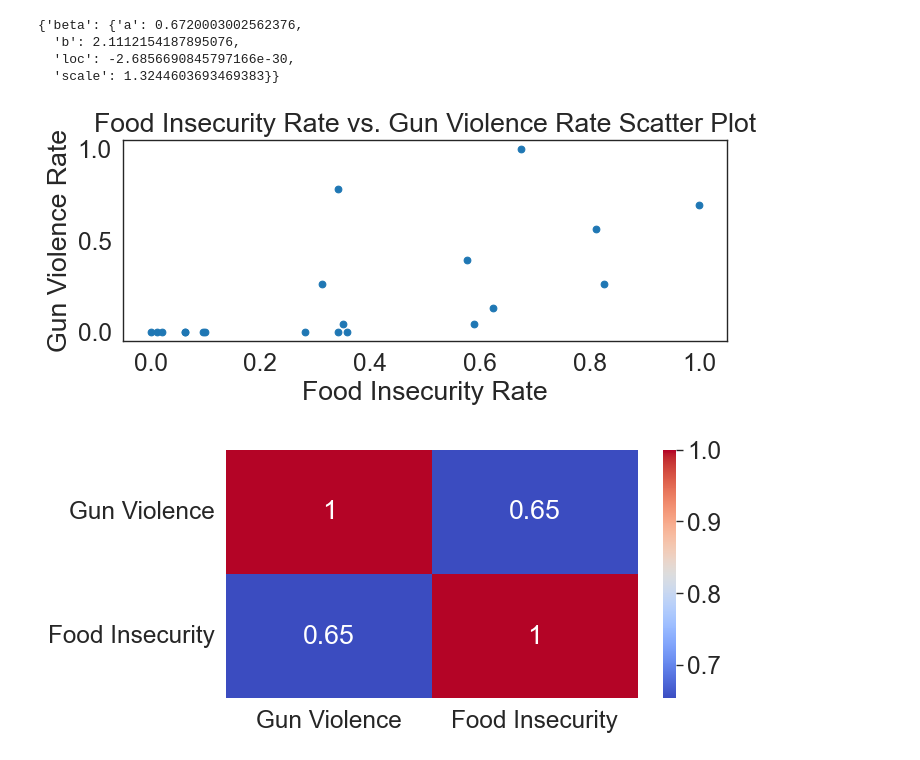
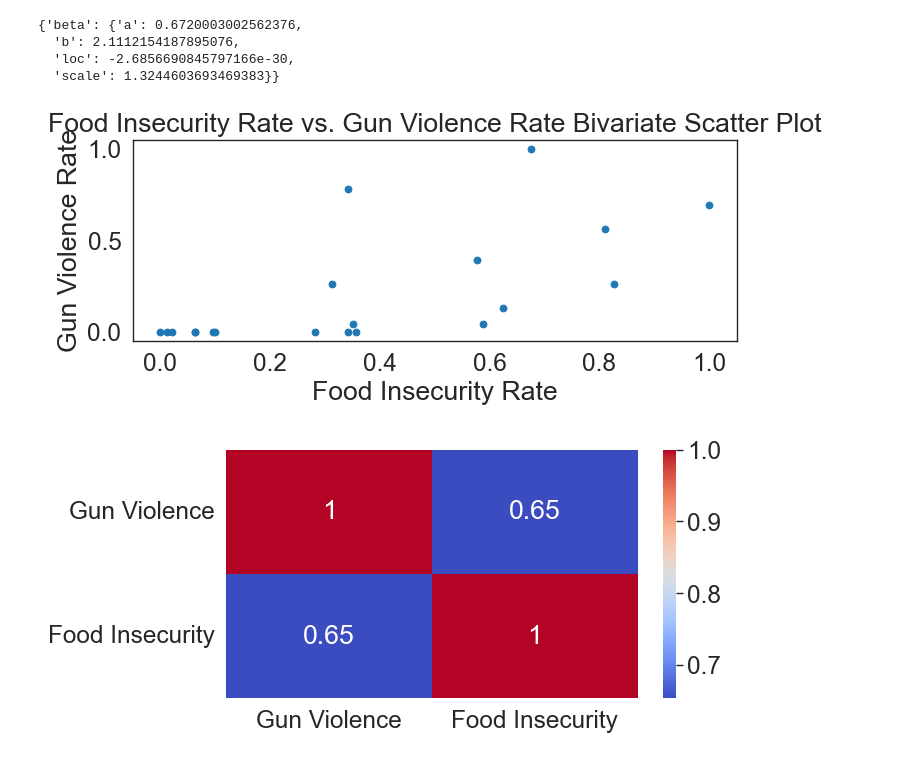
Before and after one commit to javac0f/RocGunHungerEda, a Jupyter notebook: jared_try.ipynb, the cells around one changed output. Drawn from its saved outputs; the diff is of its cells as text; code cells hidden in the pictures.

```diff
--- a/jared_try.ipynb
+++ b/jared_try.ipynb
@@ -403,16 +403,16 @@ f.get_best(method = 'sumsquare_error')
 # %%
 # PLOTTING FI RATE VS GUN VIOLENCE RATE
 x = full_data['Food Insecurity Rate']
 y = full_data['Gun Violence Rate']
 
 plt.scatter(x, y)
-plt.title('Food Insecurity Rate vs. Gun Violence Rate Scatter Plot')
+plt.title('Food Insecurity Rate vs. Gun Violence Rate Bivariate Scatter Plot')
 plt.xlabel('Food Insecurity Rate')
 plt.ylabel('Gun Violence Rate')
 
 plt.show()
 # %% [output]
-[figure, old version]
+[figure, new version]
 # %%
 # FORMING CORRELATION MATRIX
 df = pd.DataFrame({'Gun Violence': full_data["Gun Violence Rate"], 'Food Insecurity': full_data["Food Insecurity Rate"]})
```
